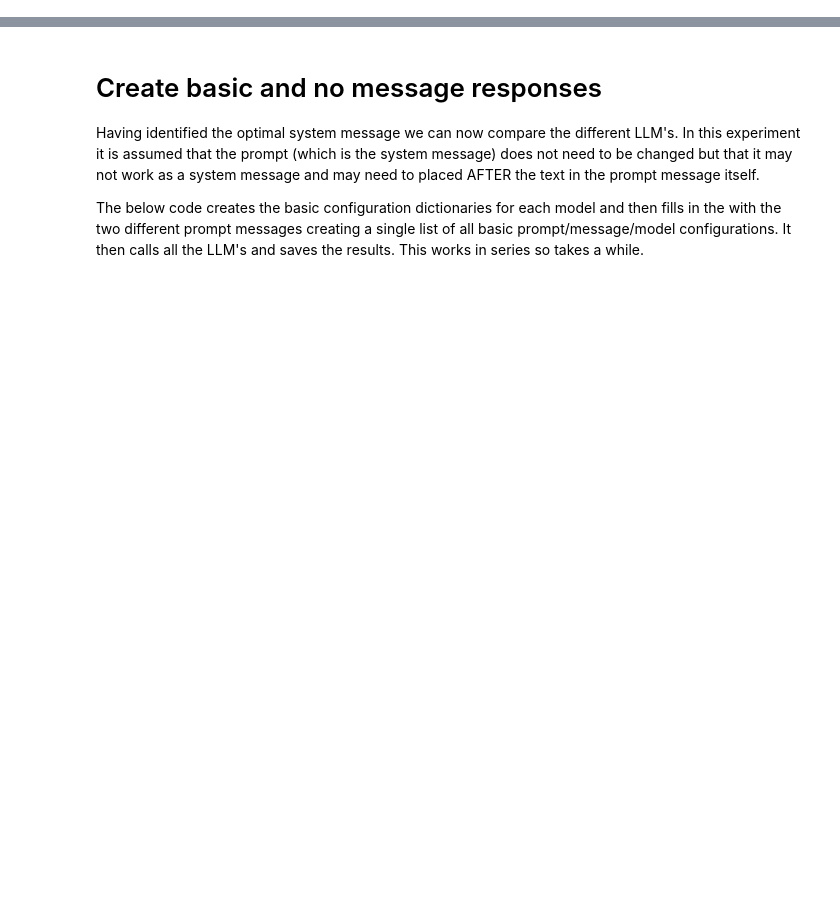
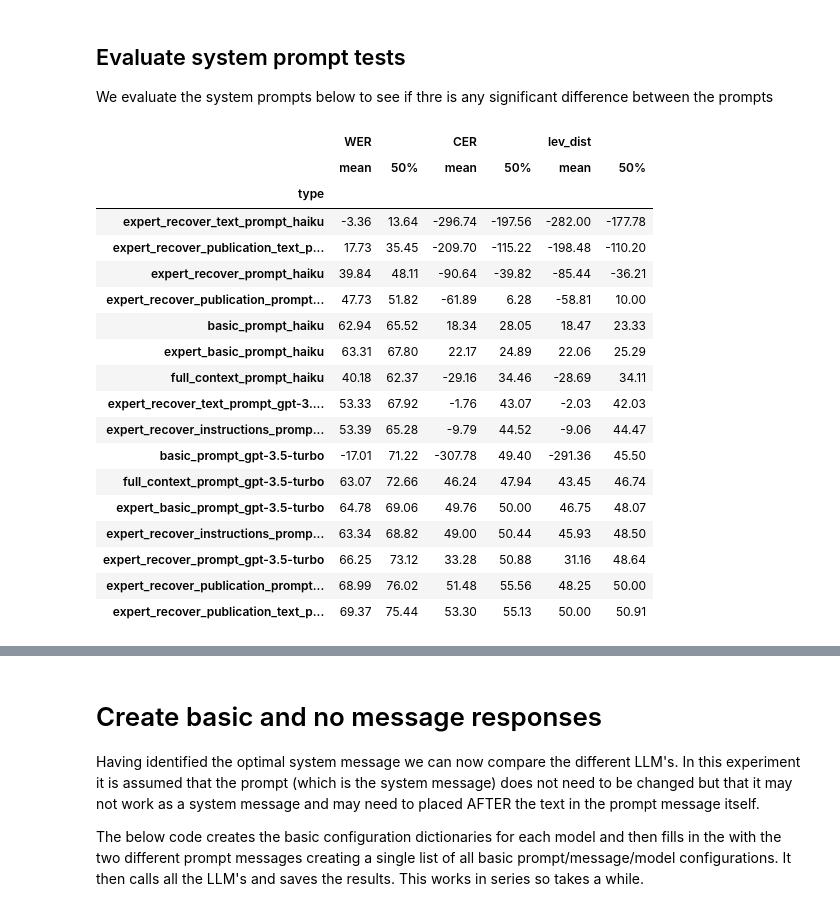
Before and after one commit to JonnoB/redigitalize, a Jupyter notebook: create_pipeline.ipynb, the cells around one changed output, grey strips where cells are left out. Drawn from its saved outputs; the diff is of its cells as text; code cells hidden in the pictures; blank space fills up the shorter version.

```diff
--- a/create_pipeline.ipynb
+++ b/create_pipeline.ipynb
@@ -60,0 +170,4 @@ compare_request_configurations(test_data_df, message_test_configs, folder_path='
+# %% [markdown]
+## Evaluate system prompt tests
+
+We evaluate the system prompts below to see if thre is any significant difference between the prompts
@@ -60,0 +177,2 @@ compare_request_configurations(test_data_df, message_test_configs, folder_path='
+# %%
+raw_dev_ocr_scores = evaluate_correction_performance('data/dev_raw_ocr', dev_transcripts, wer, cer, 'raw_ocr')
@@ -60,0 +187,24 @@ compare_request_configurations(test_data_df, message_test_configs, folder_path='
+# %%
+test = get_metric_error_reduction(performance_eval, raw_dev_ocr_scores)
+# %%
+test.groupby('type').describe().filter(regex = '50|mean').round(2).sort_values(('lev_dist', '50%'))
+# %% [output]
+|  | WER |  | CER |  | lev_dist |  |
+|  | mean | 50% | mean | 50% | mean | 50% |
+| type |  |  |  |  |  |  |
+| expert_recover_text_prompt_haiku | -3.36 | 13.64 | -296.74 | -197.56 | -282.00 | -177.78 |
+| expert_recover_publication_text_p... | 17.73 | 35.45 | -209.70 | -115.22 | -198.48 | -110.20 |
+| expert_recover_prompt_haiku | 39.84 | 48.11 | -90.64 | -39.82 | -85.44 | -36.21 |
+| expert_recover_publication_prompt... | 47.73 | 51.82 | -61.89 | 6.28 | -58.81 | 10.00 |
+| basic_prompt_haiku | 62.94 | 65.52 | 18.34 | 28.05 | 18.47 | 23.33 |
+| expert_basic_prompt_haiku | 63.31 | 67.80 | 22.17 | 24.89 | 22.06 | 25.29 |
+| full_context_prompt_haiku | 40.18 | 62.37 | -29.16 | 34.46 | -28.69 | 34.11 |
+| expert_recover_text_prompt_gpt-3.... | 53.33 | 67.92 | -1.76 | 43.07 | -2.03 | 42.03 |
+| expert_recover_instructions_promp... | 53.39 | 65.28 | -9.79 | 44.52 | -9.06 | 44.47 |
+| basic_prompt_gpt-3.5-turbo | -17.01 | 71.22 | -307.78 | 49.40 | -291.36 | 45.50 |
+| full_context_prompt_gpt-3.5-turbo | 63.07 | 72.66 | 46.24 | 47.94 | 43.45 | 46.74 |
+| expert_basic_prompt_gpt-3.5-turbo | 64.78 | 69.06 | 49.76 | 50.00 | 46.75 | 48.07 |
+| expert_recover_instructions_promp... | 63.34 | 68.82 | 49.00 | 50.44 | 45.93 | 48.50 |
+| expert_recover_prompt_gpt-3.5-turbo | 66.25 | 73.12 | 33.28 | 50.88 | 31.16 | 48.64 |
+| expert_recover_publication_prompt... | 68.99 | 76.02 | 51.48 | 55.56 | 48.25 | 50.00 |
+| expert_recover_publication_text_p... | 69.37 | 75.44 | 53.30 | 55.13 | 50.00 | 50.91 |
```
Also changed, not shown: parts of 19 cells of this notebook, 2 other files.
